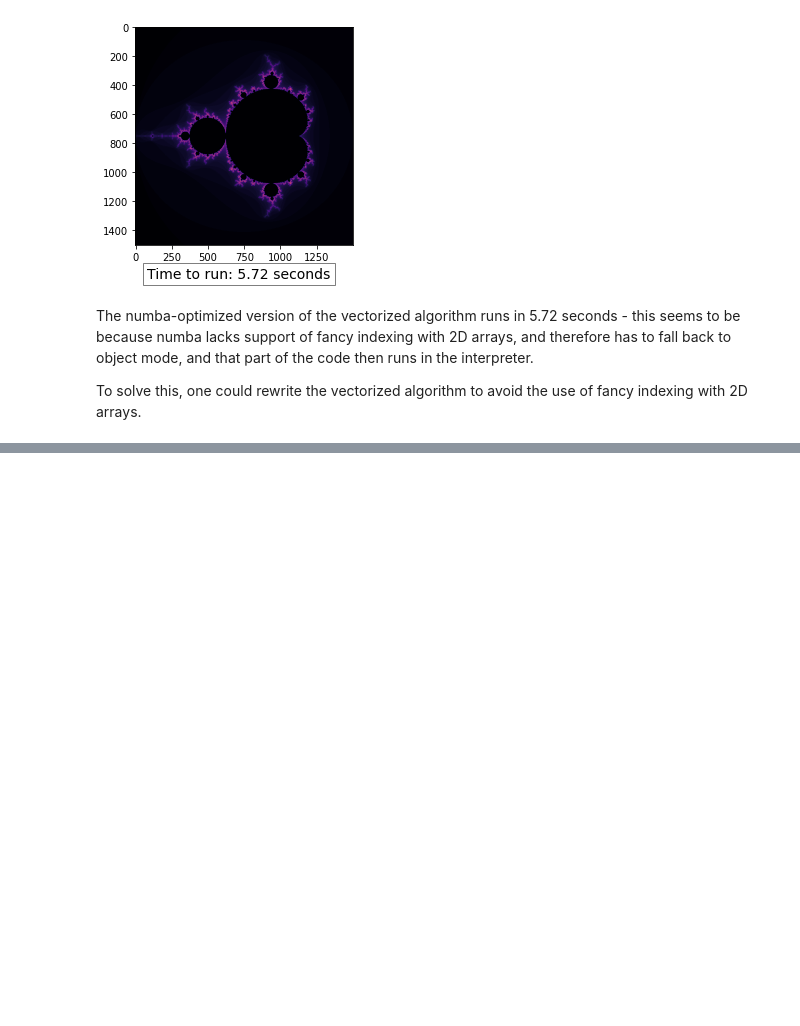
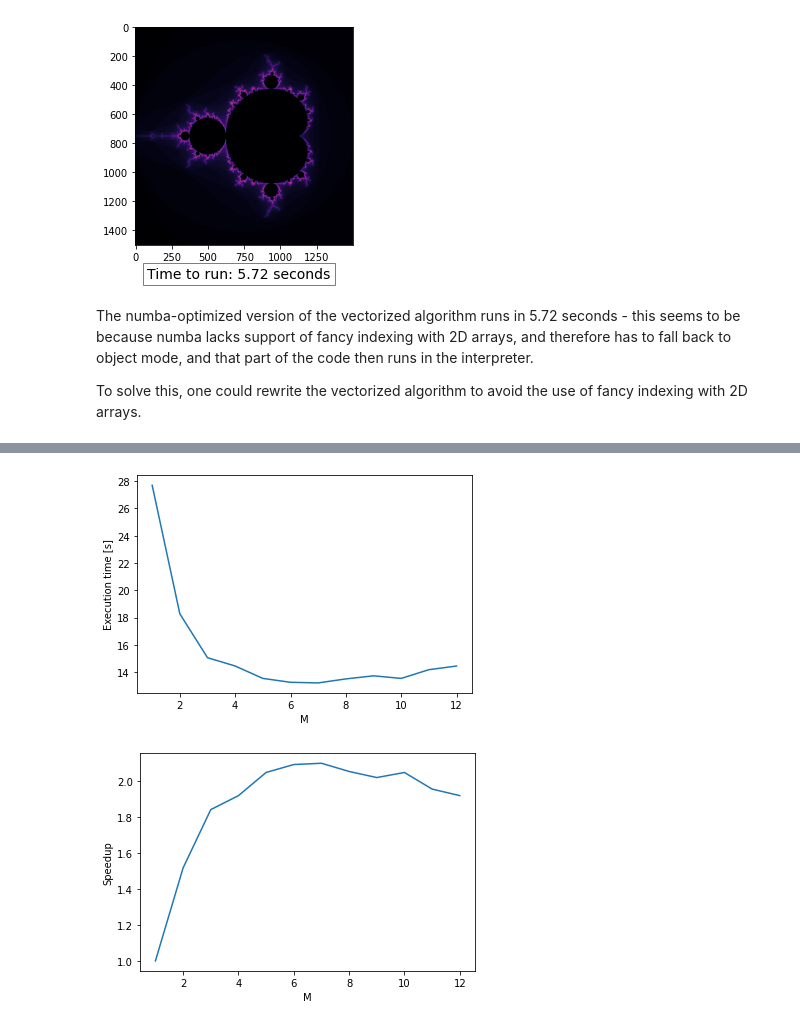
Before and after one commit to andreasmpoulsen/NSC, a Jupyter notebook: Mini-Project/comparison.ipynb, the cells around one changed output, grey strips where cells are left out. Saved outputs shown, nothing was run; the diff lists cells and outputs as text; code cells hidden in the pictures; blank space fills up the shorter version.

```diff
--- a/Mini-Project/comparison.ipynb
+++ b/Mini-Project/comparison.ipynb
@@ -47,0 +63,5 @@ To solve this, one could rewrite the vectorized algorithm to avoid the use of fa
+# %%
+compare()
+# %% [output]
+[figure, added]
+[figure, added]
```
Also changed, not shown: parts of 6 cells of this notebook, 4 other files.
